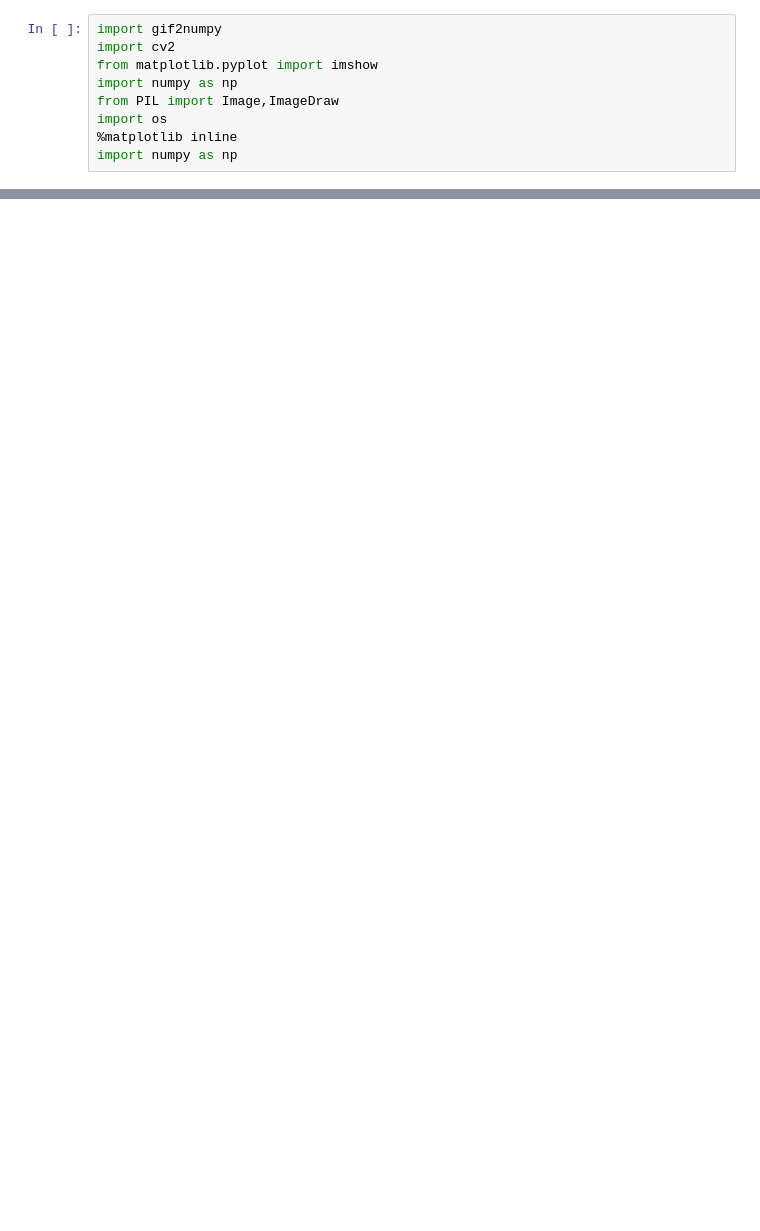
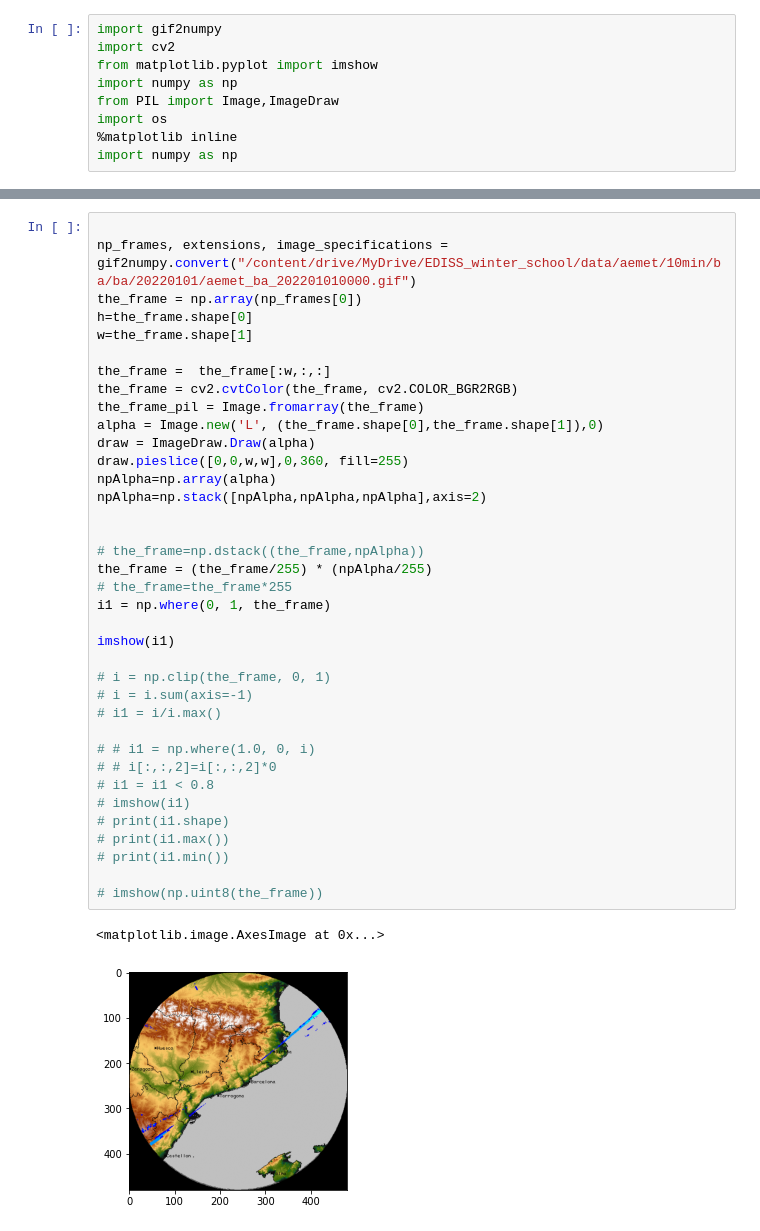
Before and after one commit to melihkurtaran/DNA_hackathon, a Jupyter notebook: MainCode.ipynb, the cells around one changed output, grey strips where cells are left out. Cells and saved outputs as stored; diff of their text form; blank space fills up the shorter version.

```diff
--- a/MainCode.ipynb
+++ b/MainCode.ipynb
@@ -68,0 +71,40 @@ NotADirectoryError: ignored
+# %%
+
+np_frames, extensions, image_specifications = gif2numpy.convert("/content/drive/MyDrive/EDISS_winter_school/data/aemet/10min/ba/ba/20220101/aemet_ba_202201010000.gif")
+the_frame = np.array(np_frames[0])
+h=the_frame.shape[0]
+w=the_frame.shape[1]
+
+the_frame =  the_frame[:w,:,:]
+the_frame = cv2.cvtColor(the_frame, cv2.COLOR_BGR2RGB)
+the_frame_pil = Image.fromarray(the_frame)
+alpha = Image.new('L', (the_frame.shape[0],the_frame.shape[1]),0)
+draw = ImageDraw.Draw(alpha)
+draw.pieslice([0,0,w,w],0,360, fill=255)
+npAlpha=np.array(alpha)
+npAlpha=np.stack([npAlpha,npAlpha,npAlpha],axis=2)
+
+
+# the_frame=np.dstack((the_frame,npAlpha))
+the_frame = (the_frame/255) * (npAlpha/255)
+# the_frame=the_frame*255
+i1 = np.where(0, 1, the_frame)
+
+imshow(i1)
+
+# i = np.clip(the_frame, 0, 1)
+# i = i.sum(axis=-1)
+# i1 = i/i.max()
+
+# # i1 = np.where(1.0, 0, i)
+# # i[:,:,2]=i[:,:,2]*0
+# i1 = i1 < 0.8
+# imshow(i1)
+# print(i1.shape)
+# print(i1.max())
+# print(i1.min())
+
+# imshow(np.uint8(the_frame))
+# %% [output]
+<matplotlib.image.AxesImage at 0x...>
+[figure, added]
```
Also changed, not shown: parts of 8 cells of this notebook.
